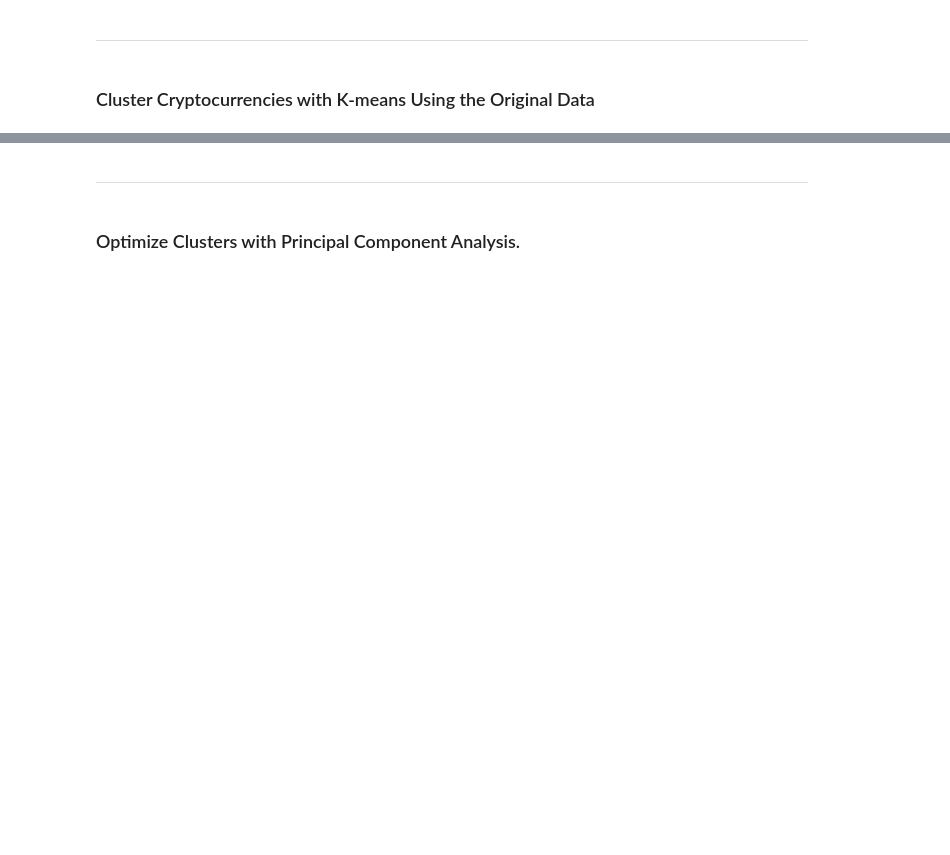
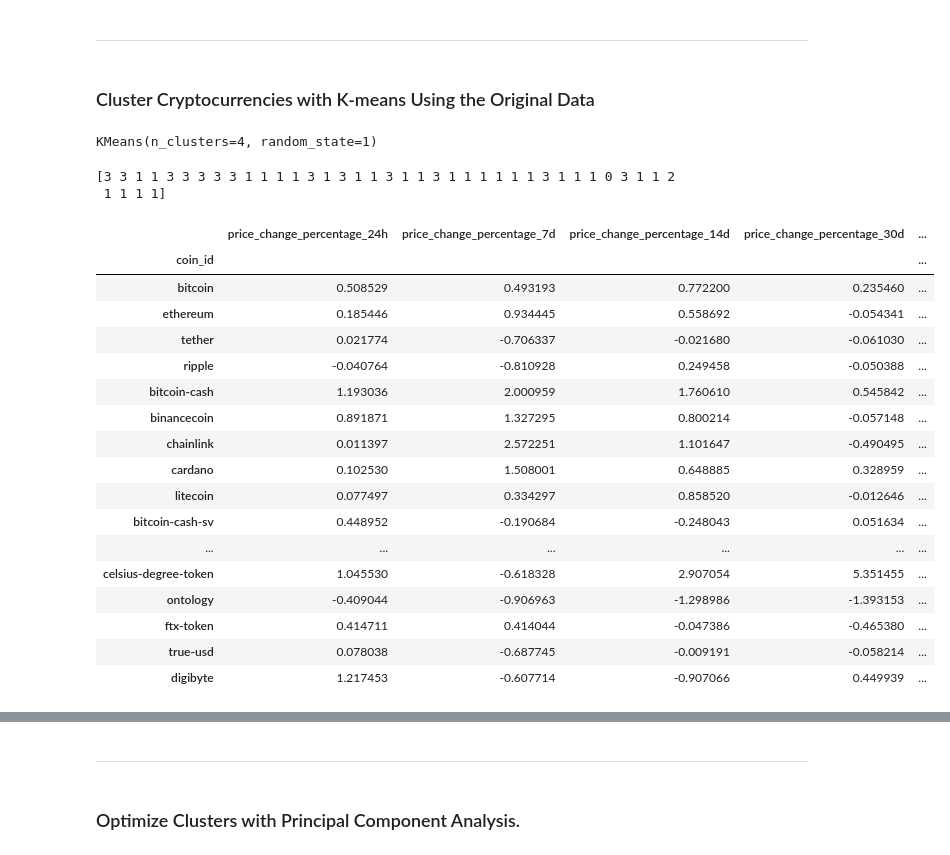
Before and after one commit to SamLind11/CryptoClustering, a Jupyter notebook: Crypto_Clustering.ipynb, the cells around one changed output, grey strips where cells are left out. Drawn from its saved outputs; the diff is of its cells as text; code cells hidden in the pictures; blank space fills up the shorter version.

```diff
--- a/Crypto_Clustering.ipynb
+++ b/Crypto_Clustering.ipynb
@@ -102,20 +127,49 @@ df_market_data.hvplot.line(
 ### Cluster Cryptocurrencies with K-means Using the Original Data
 # %%
 # Initialize the K-Means model using the best value for k
+model = KMeans(n_clusters=4, random_state=1)
 # %%
 # Fit the K-Means model using the scaled data
+model.fit(scaled_df)
+# %% [output]
+KMeans(n_clusters=4, random_state=1)
 # %%
 # Predict the clusters to group the cryptocurrencies using the scaled data
-
+clusters = model.predict(scaled_df)
 
 # Print the resulting array of cluster values.
+print(clusters)
+# %% [output]
+[3 3 1 1 3 3 3 3 3 1 1 1 1 3 1 3 1 1 3 1 1 3 1 1 1 1 1 1 3 1 1 1 0 3 1 1 2
+ 1 1 1 1]
 # %%
 # Create a copy of the DataFrame
+predictions = scaled_df.copy()
 # %%
 # Add a new column to the DataFrame with the predicted clusters
-
+predictions['cluster'] = clusters
 
 # Display sample data
+predictions
+# %% [output]
+|  | price_change_percentage_24h | price_change_percentage_7d | price_change_percentage_14d | price_change_percentage_30d | ... |
+| coin_id |  |  |  |  | ... |
+| bitcoin | 0.508529 | 0.493193 | 0.772200 | 0.235460 | ... |
+| ethereum | 0.185446 | 0.934445 | 0.558692 | -0.054341 | ... |
+| tether | 0.021774 | -0.706337 | -0.021680 | -0.061030 | ... |
+| ripple | -0.040764 | -0.810928 | 0.249458 | -0.050388 | ... |
+| bitcoin-cash | 1.193036 | 2.000959 | 1.760610 | 0.545842 | ... |
+| binancecoin | 0.891871 | 1.327295 | 0.800214 | -0.057148 | ... |
+| chainlink | 0.011397 | 2.572251 | 1.101647 | -0.490495 | ... |
+| cardano | 0.102530 | 1.508001 | 0.648885 | 0.328959 | ... |
+| litecoin | 0.077497 | 0.334297 | 0.858520 | -0.012646 | ... |
+| bitcoin-cash-sv | 0.448952 | -0.190684 | -0.248043 | 0.051634 | ... |
+| ... | ... | ... | ... | ... | ... |
+| celsius-degree-token | 1.045530 | -0.618328 | 2.907054 | 5.351455 | ... |
+| ontology | -0.409044 | -0.906963 | -1.298986 | -1.393153 | ... |
+| ftx-token | 0.414711 | 0.414044 | -0.047386 | -0.465380 | ... |
+| true-usd | 0.078038 | -0.687745 | -0.009191 | -0.058214 | ... |
+| digibyte | 1.217453 | -0.607714 | -0.907066 | 0.449939 | ... |
 # %%
 # Create a scatter plot using hvPlot by setting
 # `x="price_change_percentage_24h"` and `y="price_change_percentage_7d"`.
```
Also changed, not shown: parts of 28 cells of this notebook, 4 other files.
